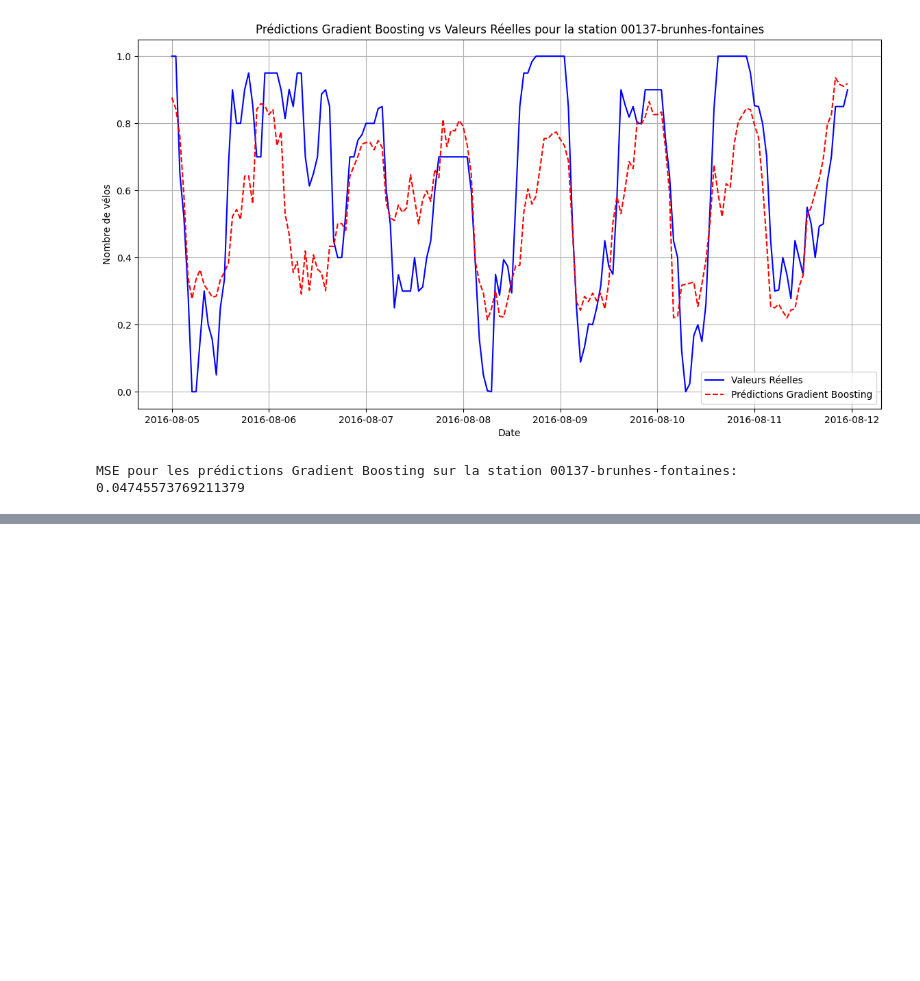
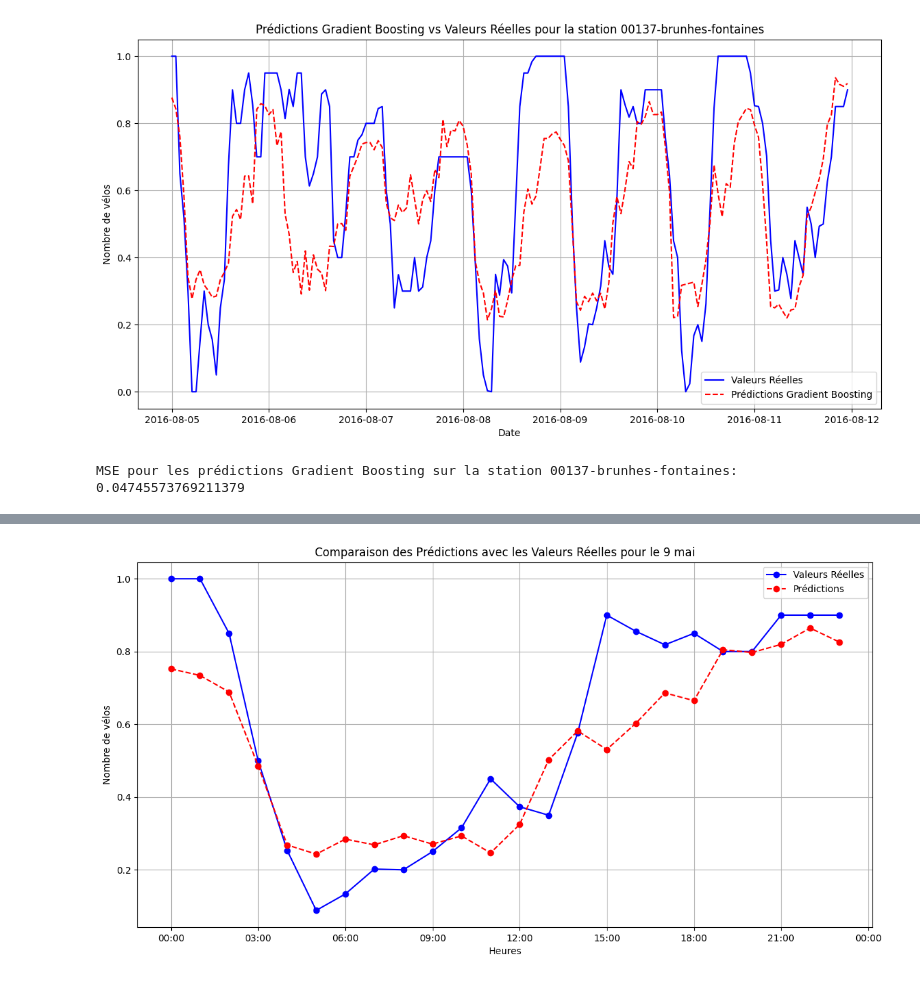
Before and after one commit to Myuketsu/Time-series-predictions-on-bike-station-sensor-networks, a Jupyter notebook: test.ipynb, the cells around one changed output, grey strips where cells are left out. Drawn from its saved outputs; the diff is of its cells as text; code cells hidden in the pictures; blank space fills up the shorter version.

```diff
--- a/test.ipynb
+++ b/test.ipynb
@@ -576,0 +586,7 @@ MSE pour les prédictions Gradient Boosting sur la station 00137-brunhes-fontain
+# %%
+import datetime
+
+date_9_may = datetime.datetime(2016, 8, 9)
+data_9_may = real_data[real_data.index.date == date_9_may.date()]
+
+print(data_9_may)
@@ -576,0 +611,23 @@ MSE pour les prédictions Gradient Boosting sur la station 00137-brunhes-fontain
+# %%
+X_train_until_8_may = X_train.loc[:'2016-08-08']
+y_train_until_8_may = y_train.loc[:'2016-08-08']
+X_test_9_may = X_test.loc['2016-08-09']
+y_test_9_may = y_test.loc['2016-08-09']
+
+model.fit(X_train_until_8_may, y_train_until_8_may)
+predictions_9_may = model.predict(X_test_9_may)
+# %%
+import matplotlib.dates as mdates
+
+plt.figure(figsize=(14, 7))
+plt.plot(data_9_may.index, data_9_may.values, label='Valeurs Réelles', color='blue', marker='o')
+plt.plot(data_9_may.index, predictions_9_may, label='Prédictions', color='red', linestyle='--', marker='o')
+plt.title('Comparaison des Prédictions avec les Valeurs Réelles pour le 9 mai')
+plt.xlabel('Heures')
+plt.ylabel('Nombre de vélos')
+plt.legend()
+plt.gca().xaxis.set_major_formatter(mdates.DateFormatter('%H:%M'))
+plt.grid(True)
+plt.show()
+# %% [output]
+[figure, added]
```
Also changed, not shown: parts of 2 cells of this notebook.
